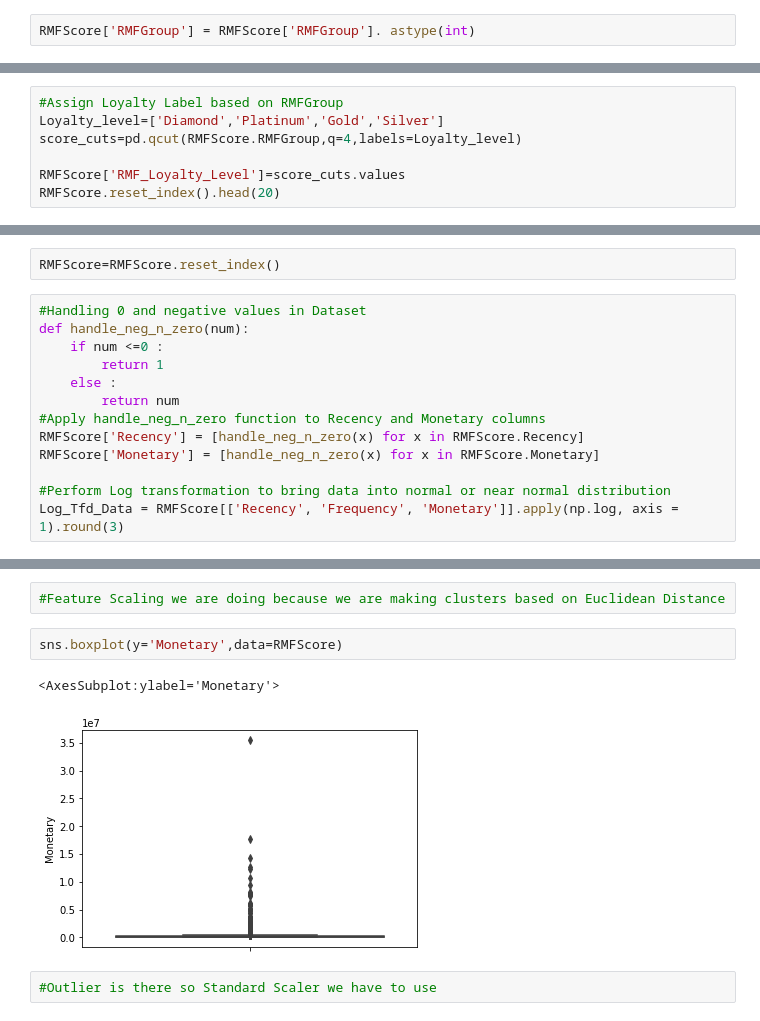
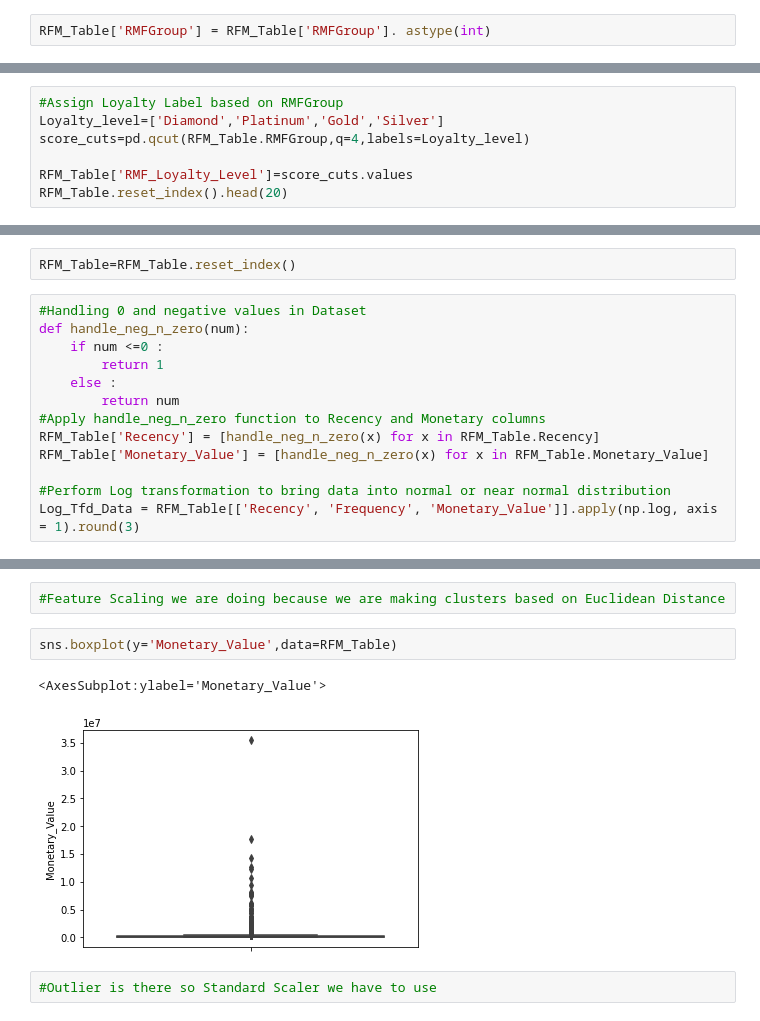
Before and after one commit to anjali04121994/mycodes, a Jupyter notebook: E_Commerce_RMF_FinalProject.ipynb, the cells around one changed output, grey strips where cells are left out. Drawn from its saved outputs; the diff is of its cells as text.

```diff
--- a/E_Commerce_RMF_FinalProject.ipynb
+++ b/E_Commerce_RMF_FinalProject.ipynb
@@ -368,3 +368,3 @@ RMFScore['RMFGroup']=RMFScore.R.map(str) + RMFScore.F.map(str) + RMFScore.M.map(
 # %%
-RMFScore['RMFGroup'] = RMFScore['RMFGroup']. astype(int)
+RFM_Table['RMFGroup'] = RFM_Table['RMFGroup']. astype(int)
 # %%
@@ -426,8 +407,8 @@ memory usage: 237.8 KB
 # %%
 #Assign Loyalty Label based on RMFGroup
 Loyalty_level=['Diamond','Platinum','Gold','Silver']
-score_cuts=pd.qcut(RMFScore.RMFGroup,q=4,labels=Loyalty_level)
+score_cuts=pd.qcut(RFM_Table.RMFGroup,q=4,labels=Loyalty_level)
 
-RMFScore['RMF_Loyalty_Level']=score_cuts.values
-RMFScore.reset_index().head(20)
+RFM_Table['RMF_Loyalty_Level']=score_cuts.values
+RFM_Table.reset_index().head(20)
 # %% [output]
@@ -493,5 +474,5 @@ RMFScore[RMFScore['RMFGroup']==444].sort_values('Monetary',ascending=False).rese
 # %%
-RMFScore=RMFScore.reset_index()
+RFM_Table=RFM_Table.reset_index()
 # %%
 #Handling 0 and negative values in Dataset
 def handle_neg_n_zero(num):
@@ -500,9 +481,9 @@ def handle_neg_n_zero(num):
     else :
         return num
 #Apply handle_neg_n_zero function to Recency and Monetary columns
-RMFScore['Recency'] = [handle_neg_n_zero(x) for x in RMFScore.Recency]
-RMFScore['Monetary'] = [handle_neg_n_zero(x) for x in RMFScore.Monetary]
+RFM_Table['Recency'] = [handle_neg_n_zero(x) for x in RFM_Table.Recency]
+RFM_Table['Monetary_Value'] = [handle_neg_n_zero(x) for x in RFM_Table.Monetary_Value]
 
 #Perform Log transformation to bring data into normal or near normal distribution
-Log_Tfd_Data = RMFScore[['Recency', 'Frequency', 'Monetary']].apply(np.log, axis = 1).round(3)
+Log_Tfd_Data = RFM_Table[['Recency', 'Frequency', 'Monetary_Value']].apply(np.log, axis = 1).round(3)
 # %%
@@ -558,10 +539,10 @@ new_data.head()
 # %%
 #Feature Scaling we are doing because we are making clusters based on Euclidean Distance
 # %%
-sns.boxplot(y='Monetary',data=RMFScore)
+sns.boxplot(y='Monetary_Value',data=RFM_Table)
 # %% [output]
-<AxesSubplot:ylabel='Monetary'>
+<AxesSubplot:ylabel='Monetary_Value'>
-[figure, old version]
+[figure, new version]
 # %%
 #Outlier is there so Standard Scaler we have to use
 # %%
```
Also changed, not shown: parts of 35 cells of this notebook.
